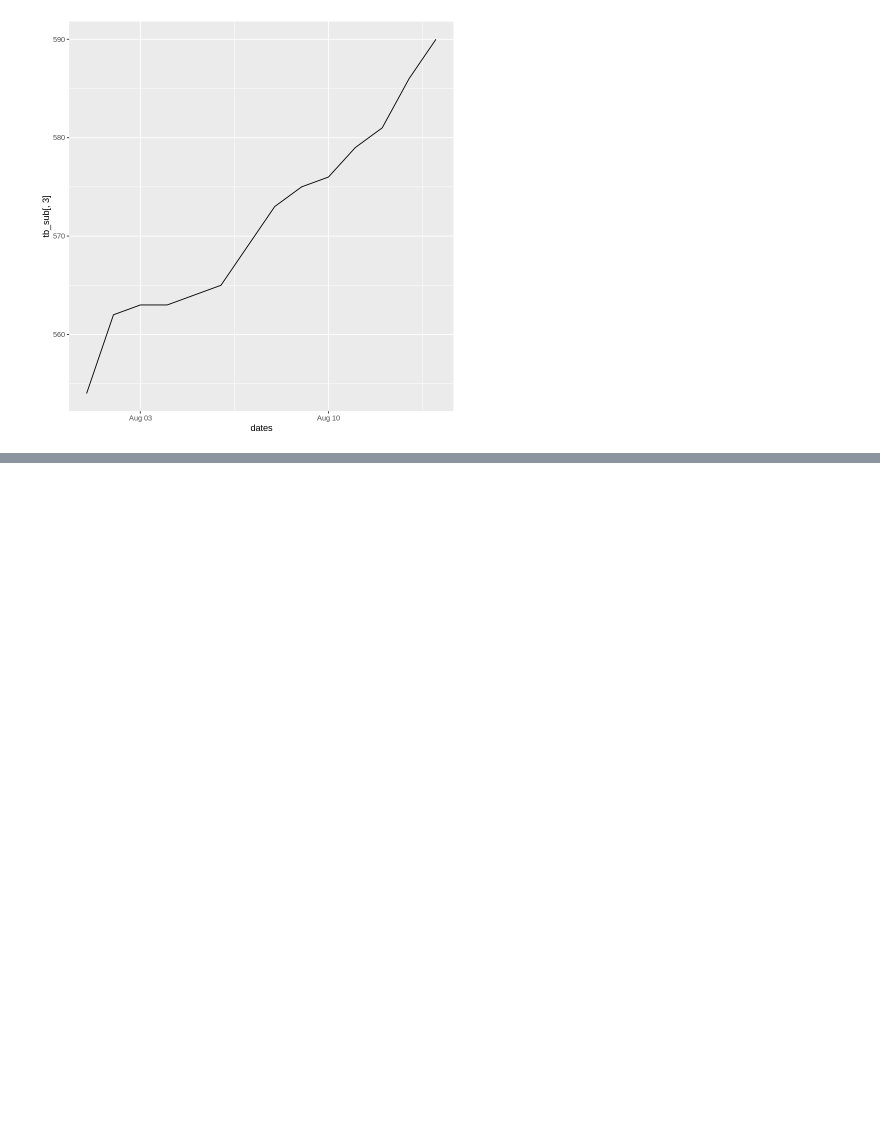
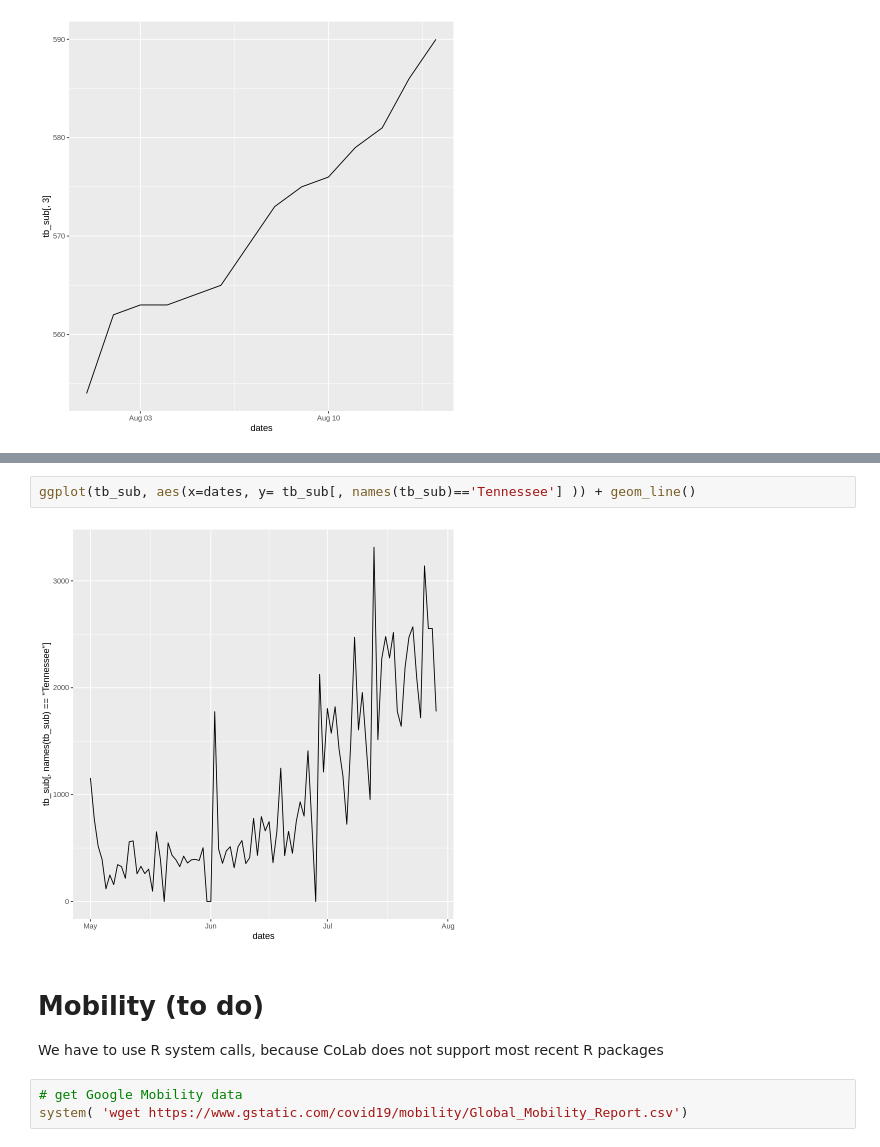
Before and after one commit to hongqin/Use-R-in-CoLab, a Jupyter notebook: R_analysis_of_Covid19_in_CoLab.ipynb, the cells around one changed output, grey strips where cells are left out. Drawn from its saved outputs; the diff is of its cells as text; blank space fills up the shorter version.

```diff
--- a/R_analysis_of_Covid19_in_CoLab.ipynb
+++ b/R_analysis_of_Covid19_in_CoLab.ipynb
@@ -319,0 +595,11 @@ ggplot(tb_sub, aes( x = dates, y=tb_sub[,3])) + geom_line()
+# %%
+ggplot(tb_sub, aes(x=dates, y= tb_sub[, names(tb_sub)=='Tennessee'] )) + geom_line()
+# %% [output]
+[figure, added]
+# %% [markdown]
+# Mobility (to do)
+We have to use R system calls,
+because CoLab does not support most recent R packages
+# %%
+# get Google Mobility data
+system( 'wget https://www.gstatic.com/covid19/mobility/Global_Mobility_Report.csv')
```
Also changed, not shown: parts of 43 cells of this notebook.
